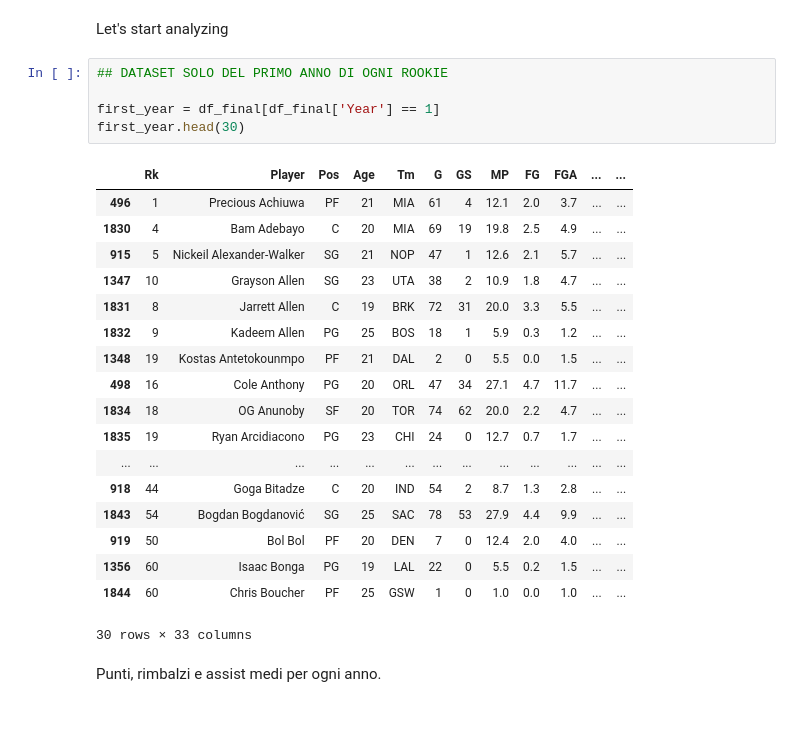
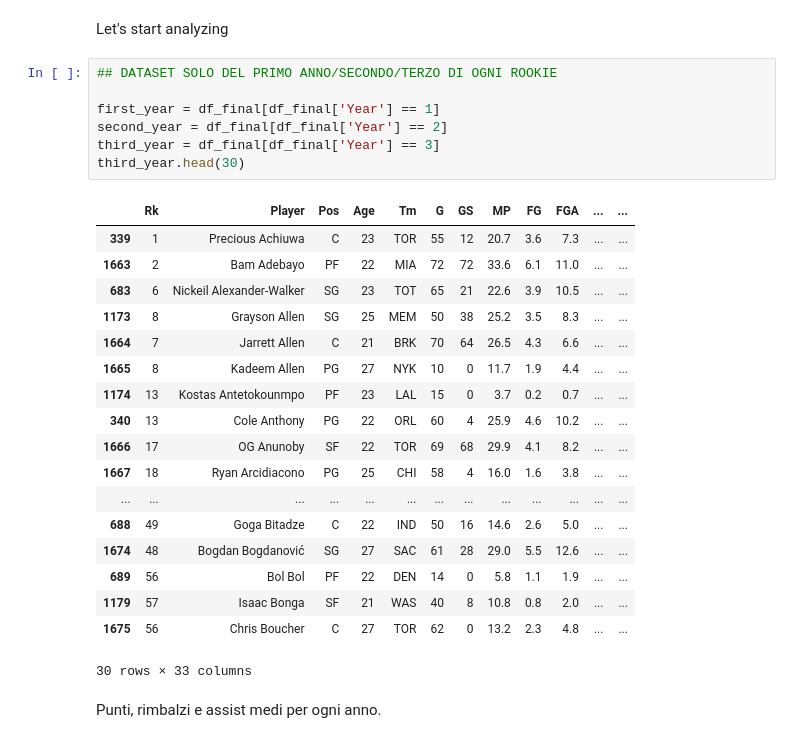
Before and after one commit to ywateba/fds_2023_project, a Jupyter notebook: fds_project.ipynb, the cells around one changed output. Cells and saved outputs as stored; diff of their text form.

```diff
--- a/fds_project.ipynb
+++ b/fds_project.ipynb
@@ -243,28 +243,30 @@ Counter({'SG': 204, 'PF': 162, 'SF': 161, 'PG': 152, 'C': 113})
 # %% [markdown]
 Let's start analyzing
 # %%
-## DATASET SOLO DEL PRIMO ANNO DI OGNI ROOKIE
+## DATASET SOLO DEL PRIMO ANNO/SECONDO/TERZO DI OGNI ROOKIE
 
 first_year = df_final[df_final['Year'] == 1]
-first_year.head(30)
+second_year = df_final[df_final['Year'] == 2]
+third_year = df_final[df_final['Year'] == 3]
+third_year.head(30)
 # %% [output]
 |  | Rk | Player | Pos | Age | Tm | G | GS | MP | FG | FGA | ... | ... |
-| 496 | 1 | Precious Achiuwa | PF | 21 | MIA | 61 | 4 | 12.1 | 2.0 | 3.7 | ... | ... |
-| 1830 | 4 | Bam Adebayo | C | 20 | MIA | 69 | 19 | 19.8 | 2.5 | 4.9 | ... | ... |
-| 915 | 5 | Nickeil Alexander-Walker | SG | 21 | NOP | 47 | 1 | 12.6 | 2.1 | 5.7 | ... | ... |
-| 1347 | 10 | Grayson Allen | SG | 23 | UTA | 38 | 2 | 10.9 | 1.8 | 4.7 | ... | ... |
-| 1831 | 8 | Jarrett Allen | C | 19 | BRK | 72 | 31 | 20.0 | 3.3 | 5.5 | ... | ... |
-| 1832 | 9 | Kadeem Allen | PG | 25 | BOS | 18 | 1 | 5.9 | 0.3 | 1.2 | ... | ... |
-| 1348 | 19 | Kostas Antetokounmpo | PF | 21 | DAL | 2 | 0 | 5.5 | 0.0 | 1.5 | ... | ... |
-| 498 | 16 | Cole Anthony | PG | 20 | ORL | 47 | 34 | 27.1 | 4.7 | 11.7 | ... | ... |
-| 1834 | 18 | OG Anunoby | SF | 20 | TOR | 74 | 62 | 20.0 | 2.2 | 4.7 | ... | ... |
-| 1835 | 19 | Ryan Arcidiacono | PG | 23 | CHI | 24 | 0 | 12.7 | 0.7 | 1.7 | ... | ... |
+| 339 | 1 | Precious Achiuwa | C | 23 | TOR | 55 | 12 | 20.7 | 3.6 | 7.3 | ... | ... |
+| 1663 | 2 | Bam Adebayo | PF | 22 | MIA | 72 | 72 | 33.6 | 6.1 | 11.0 | ... | ... |
+| 683 | 6 | Nickeil Alexander-Walker | SG | 23 | TOT | 65 | 21 | 22.6 | 3.9 | 10.5 | ... | ... |
+| 1173 | 8 | Grayson Allen | SG | 25 | MEM | 50 | 38 | 25.2 | 3.5 | 8.3 | ... | ... |
+| 1664 | 7 | Jarrett Allen | C | 21 | BRK | 70 | 64 | 26.5 | 4.3 | 6.6 | ... | ... |
+| 1665 | 8 | Kadeem Allen | PG | 27 | NYK | 10 | 0 | 11.7 | 1.9 | 4.4 | ... | ... |
+| 1174 | 13 | Kostas Antetokounmpo | PF | 23 | LAL | 15 | 0 | 3.7 | 0.2 | 0.7 | ... | ... |
+| 340 | 13 | Cole Anthony | PG | 22 | ORL | 60 | 4 | 25.9 | 4.6 | 10.2 | ... | ... |
+| 1666 | 17 | OG Anunoby | SF | 22 | TOR | 69 | 68 | 29.9 | 4.1 | 8.2 | ... | ... |
+| 1667 | 18 | Ryan Arcidiacono | PG | 25 | CHI | 58 | 4 | 16.0 | 1.6 | 3.8 | ... | ... |
 | ... | ... | ... | ... | ... | ... | ... | ... | ... | ... | ... | ... | ... |
-| 918 | 44 | Goga Bitadze | C | 20 | IND | 54 | 2 | 8.7 | 1.3 | 2.8 | ... | ... |
-| 1843 | 54 | Bogdan Bogdanović | SG | 25 | SAC | 78 | 53 | 27.9 | 4.4 | 9.9 | ... | ... |
-| 919 | 50 | Bol Bol | PF | 20 | DEN | 7 | 0 | 12.4 | 2.0 | 4.0 | ... | ... |
-| 1356 | 60 | Isaac Bonga | PG | 19 | LAL | 22 | 0 | 5.5 | 0.2 | 1.5 | ... | ... |
-| 1844 | 60 | Chris Boucher | PF | 25 | GSW | 1 | 0 | 1.0 | 0.0 | 1.0 | ... | ... |
+| 688 | 49 | Goga Bitadze | C | 22 | IND | 50 | 16 | 14.6 | 2.6 | 5.0 | ... | ... |
+| 1674 | 48 | Bogdan Bogdanović | SG | 27 | SAC | 61 | 28 | 29.0 | 5.5 | 12.6 | ... | ... |
+| 689 | 56 | Bol Bol | PF | 22 | DEN | 14 | 0 | 5.8 | 1.1 | 1.9 | ... | ... |
+| 1179 | 57 | Isaac Bonga | SF | 21 | WAS | 40 | 8 | 10.8 | 0.8 | 2.0 | ... | ... |
+| 1675 | 56 | Chris Boucher | C | 27 | TOR | 62 | 0 | 13.2 | 2.3 | 4.8 | ... | ... |
 30 rows × 33 columns
 # %% [markdown]
 Punti, rimbalzi e assist medi per ogni anno.
```
Also changed, not shown: parts of 5 cells of this notebook.
